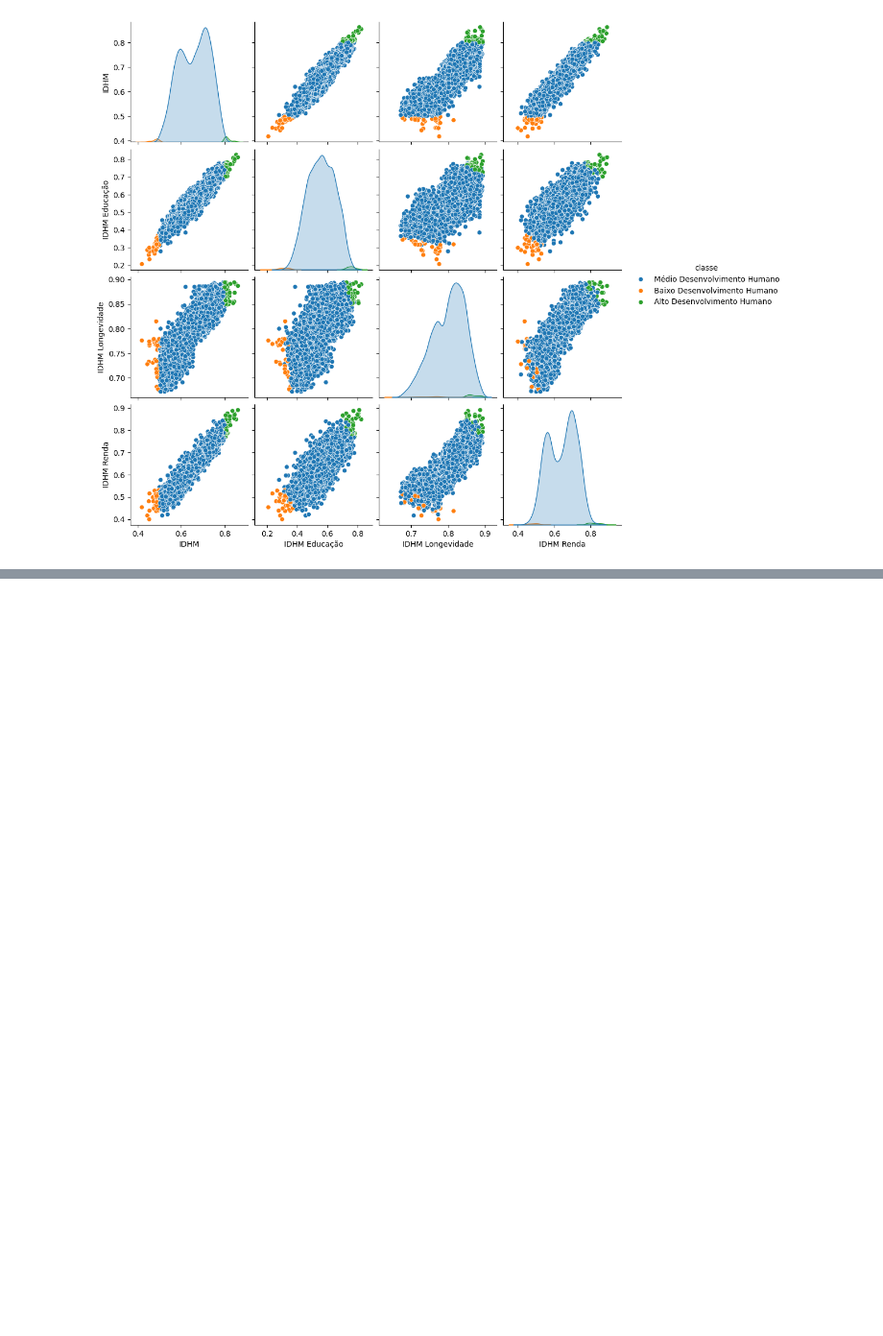
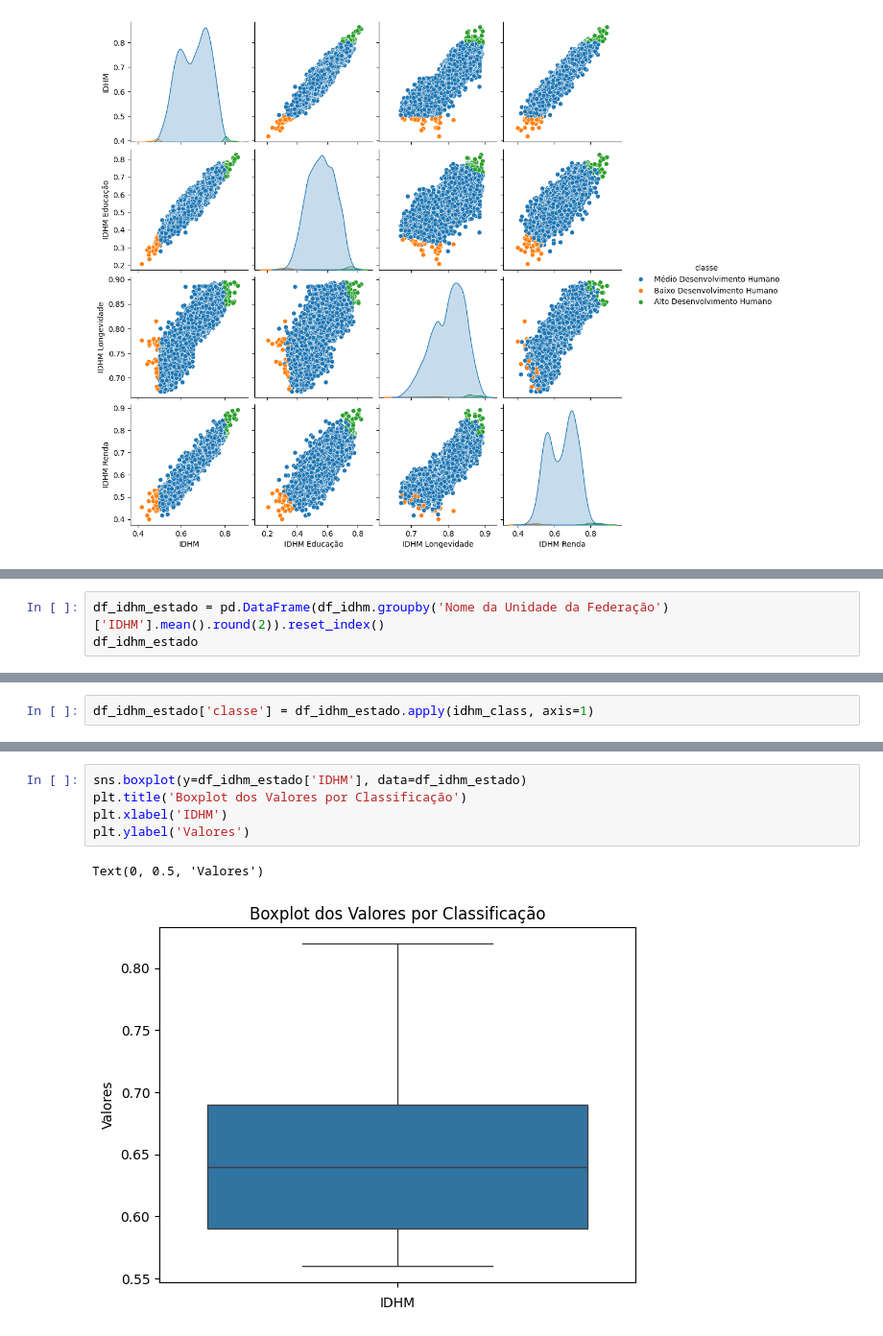
Before and after one commit to rodrigosilvacio/data-repository, a Jupyter notebook: Análises_Python.ipynb, the cells around one changed output, grey strips where cells are left out. Shown: that part at 96% size. Drawn from its saved outputs; the diff is of its cells as text; blank space fills up the shorter version.

```diff
--- a/Análises_Python.ipynb
+++ b/Análises_Python.ipynb
@@ -310,0 +335,3 @@ sns.pairplot(df_idhm, hue = 'classe')
+# %%
+df_idhm_estado = pd.DataFrame(df_idhm.groupby('Nome da Unidade da Federação')['IDHM'].mean().round(2)).reset_index()
+df_idhm_estado
@@ -310,0 +356,2 @@ sns.pairplot(df_idhm, hue = 'classe')
+# %%
+df_idhm_estado['classe'] = df_idhm_estado.apply(idhm_class, axis=1)
@@ -310,0 +403,8 @@ sns.pairplot(df_idhm, hue = 'classe')
+# %%
+sns.boxplot(y=df_idhm_estado['IDHM'], data=df_idhm_estado)
+plt.title('Boxplot dos Valores por Classificação')
+plt.xlabel('IDHM')
+plt.ylabel('Valores')
+# %% [output]
+Text(0, 0.5, 'Valores')
+[figure, added]
```
Also changed, not shown: parts of 8 cells of this notebook.
